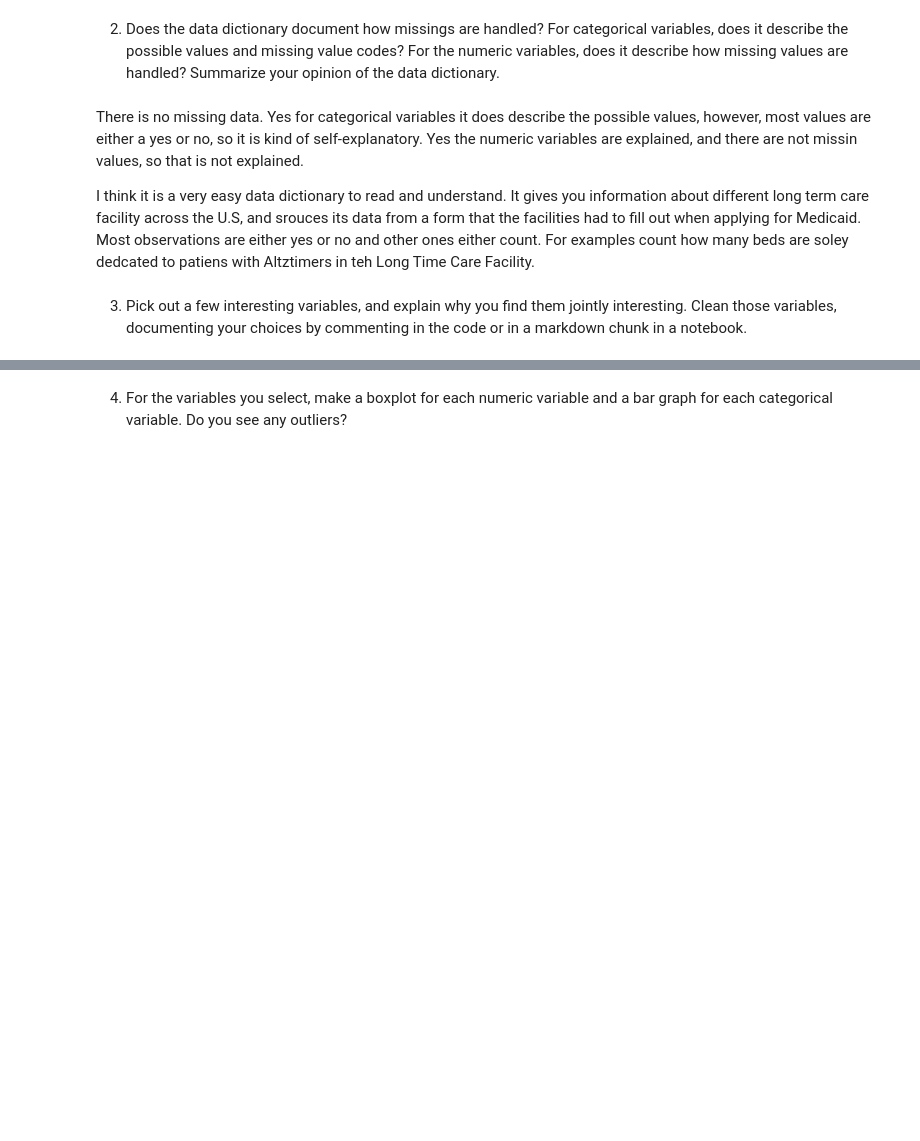
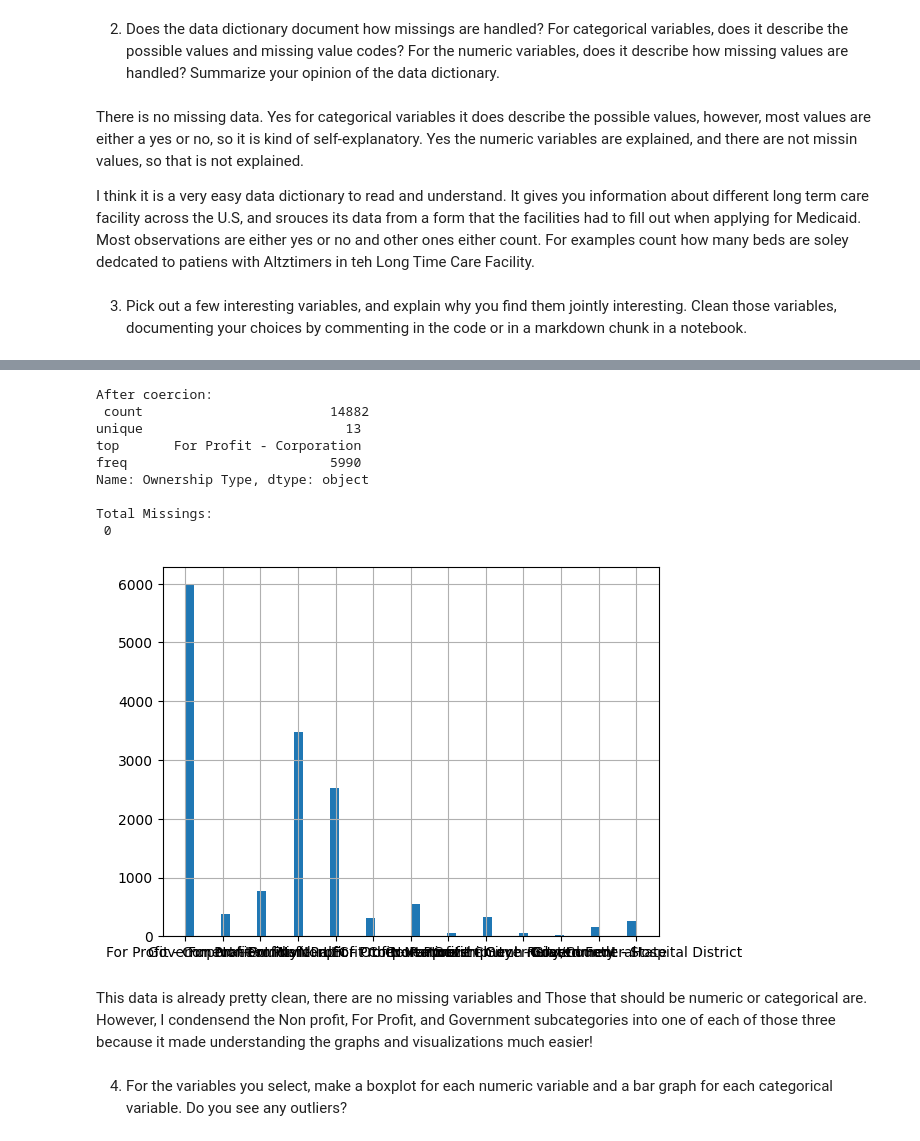
Before and after one commit to pwy7fv/visualization, a Jupyter notebook: assignment/assignment.ipynb, the cells around one changed output, grey strips where cells are left out. Saved outputs shown, nothing was run; the diff lists cells and outputs as text; code cells hidden in the pictures; blank space fills up the shorter version.

```diff
--- a/assignment/assignment.ipynb
+++ b/assignment/assignment.ipynb
@@ -259,2 +406,22 @@ I think it is a very easy data dictionary to read and understand. It gives you i
+# %%
+ds['Ownership_nan'] = ds['Ownership Type'].isnull()
+
+
+print('After coercion: \n', ds['Ownership Type'].describe(),'\n')
+ds['Ownership Type'].hist(bins = 50)
+print('Total Missings: \n', sum(ds['Ownership_nan']),'\n')
+# %% [output]
+After coercion:
+ count                        14882
+unique                          13
+top       For Profit - Corporation
+freq                          5990
+Name: Ownership Type, dtype: object
+
+Total Missings:
+ 0
+[figure, added]
+# %% [markdown]
+This data is already pretty clean, there are no missing variables and Those that should be numeric or categorical are. However, I condensend the Non profit, For Profit, and Government subcategories into one of each of those three because it made understanding the graphs and visualizations much easier!
 # %% [markdown]
 4. For the variables you select, make a boxplot for each numeric variable and a bar graph for each categorical variable. Do you see any outliers?
```
Also changed, not shown: parts of 32 cells of this notebook.
